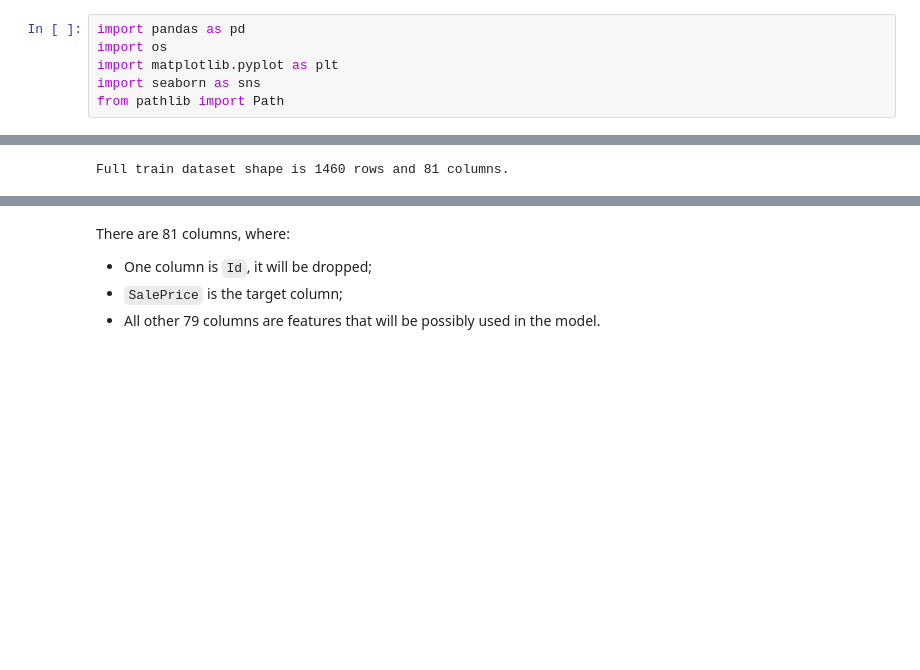
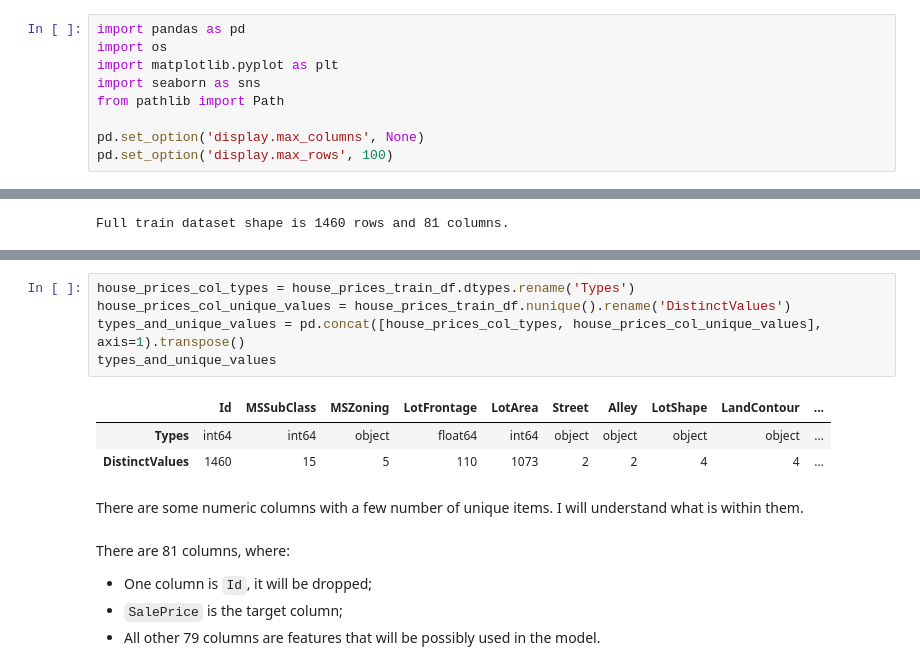
Before and after one commit to arthuralbarelli/house-prices-prediction, a Jupyter notebook: eda-house-prices.ipynb, the cells around one changed output, grey strips where cells are left out. Cells and saved outputs as stored; diff of their text form; blank space fills up the shorter version.

Commit message:
feat(notebook): create dataframe with types and unique values of columns

```diff
--- a/eda-house-prices.ipynb
+++ b/eda-house-prices.ipynb
@@ -8,6 +8,9 @@ import os
 import matplotlib.pyplot as plt
 import seaborn as sns
 from pathlib import Path
+
+pd.set_option('display.max_columns', None)
+pd.set_option('display.max_rows', 100)
 # %% [markdown]
 ## Loading data
 # %%
@@ -36,3 +58,14 @@ house_prices_train_df.head(2)
+# %%
+house_prices_col_types = house_prices_train_df.dtypes.rename('Types')
+house_prices_col_unique_values = house_prices_train_df.nunique().rename('DistinctValues')
+types_and_unique_values = pd.concat([house_prices_col_types, house_prices_col_unique_values], axis=1).transpose()
+types_and_unique_values
+# %% [output]
+|  | Id | MSSubClass | MSZoning | LotFrontage | LotArea | Street | Alley | LotShape | LandContour | ... |
+| Types | int64 | int64 | object | float64 | int64 | object | object | object | object | ... |
+| DistinctValues | 1460 | 15 | 5 | 110 | 1073 | 2 | 2 | 4 | 4 | ... |
+# %% [markdown]
+There are some numeric columns with a few number of unique items. I will understand what is within them.
 # %% [markdown]
 There are 81 columns, where:
 - One column is `Id`, it will be dropped;
```
Also changed, not shown: parts of 3 cells of this notebook.
